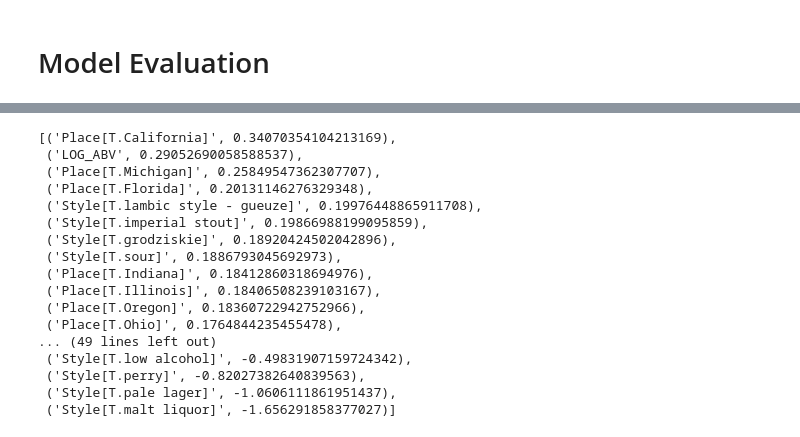
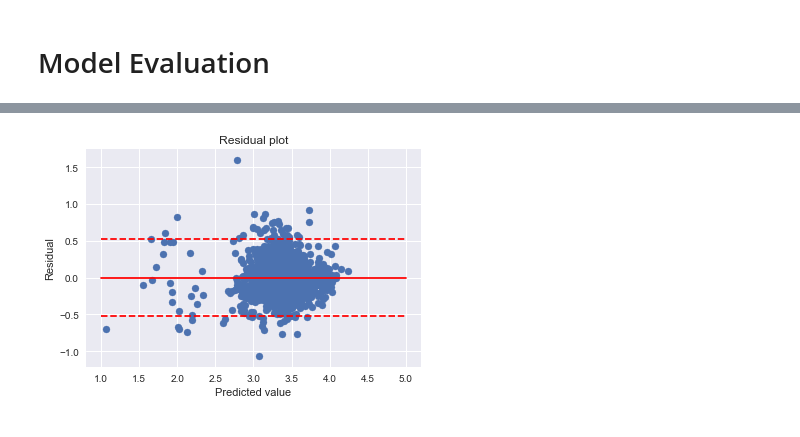
Before and after one commit to avikejriwal/ratebeer_prediction, a Jupyter notebook: analyze.ipynb, the cells around one changed output, grey strips where cells are left out. Drawn from its saved outputs; the diff is of its cells as text; code cells hidden in the pictures.

```diff
--- a/analyze.ipynb
+++ b/analyze.ipynb
@@ -322,22 +294,11 @@ plt.plot([1,5], [0,0], 'r');
-# %%
-list(zip(X_test.columns, lr.coef_)) #weights for individual features
-
-sorted([a for a in list(zip(X_test.columns, lr.coef_)) if np.abs(a[1]) > 0.1], key = lambda x: x[1], reverse=True)
-# %% [output]
-[('Place[T.California]', 0.34070354104213169),
- ('LOG_ABV', 0.29052690058588537),
- ('Place[T.Michigan]', 0.25849547362307707),
- ('Place[T.Florida]', 0.20131146276329348),
- ('Style[T.lambic style - gueuze]', 0.19976448865911708),
- ('Style[T.imperial stout]', 0.19866988199095859),
- ('Style[T.grodziskie]', 0.18920424502042896),
- ('Style[T.sour]', 0.1886793045692973),
- ('Place[T.Indiana]', 0.18412860318694976),
- ('Place[T.Illinois]', 0.18406508239103167),
- ('Place[T.Oregon]', 0.18360722942752966),
- ('Place[T.Ohio]', 0.1764844235455478),
-... (49 lines left out)
- ('Style[T.low alcohol]', -0.49831907159724342),
- ('Style[T.perry]', -0.82027382640839563),
- ('Style[T.pale lager]', -1.0606111861951437),
- ('Style[T.malt liquor]', -1.656291858377027)]
+# %%
+plt.scatter(lr.predict(X_test), resid);
+plt.plot([1,5], [0,0], 'r');
+plt.plot([1,5], [2*np.std(resid), 2*np.std(resid)], 'r--')
+plt.plot([1,5], [-2*np.std(resid), -2*np.std(resid)], 'r--')
+plt.xlabel('Predicted value')
+plt.ylabel('Residual')
+plt.title('Residual plot');
+#Residual plot
+# %% [output]
+[figure, added]
```
Also changed, not shown: parts of 18 cells of this notebook, 3 other files.
